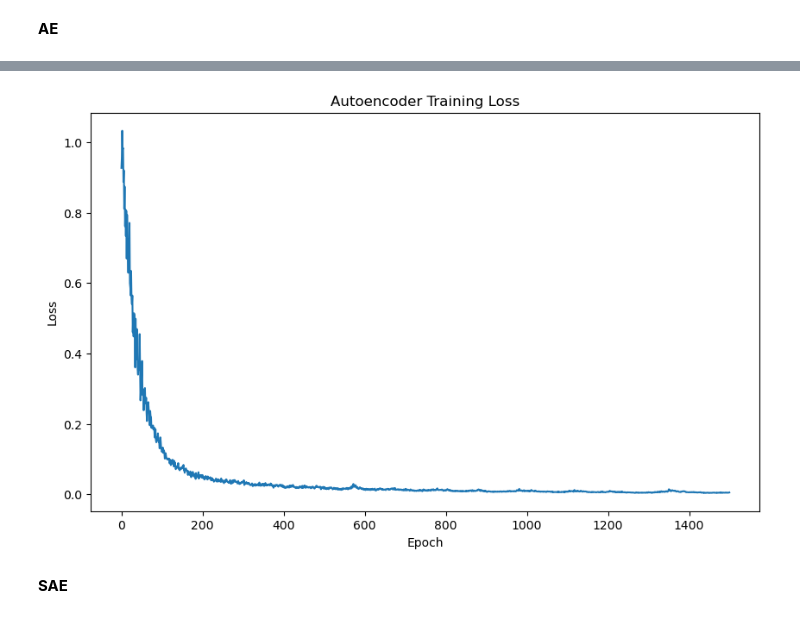
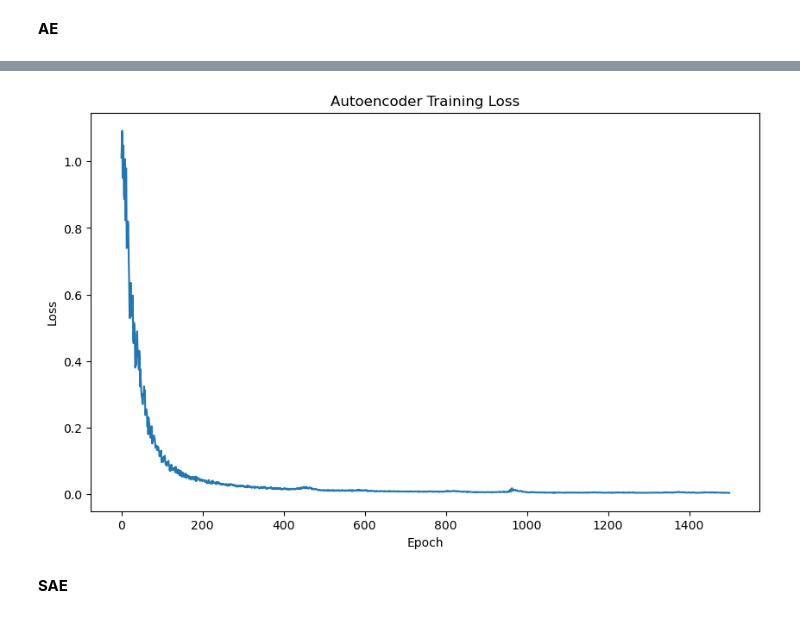
Before and after one commit to ZPRRR2004/CS182_Final_Project, a Jupyter notebook: Dimensional_Reduction.ipynb, the cells around one changed output, grey strips where cells are left out. Cells and saved outputs as stored; diff of their text form; code cells hidden in the pictures.

```diff
--- a/Dimensional_Reduction.ipynb
+++ b/Dimensional_Reduction.ipynb
@@ -62,10 +62,7 @@ class Autoencoder(nn.Module):
     def __init__(self, input_dim, encoding_dim):
         super(Autoencoder, self).__init__()
         self.encoder = nn.Sequential(
-            nn.Linear(input_dim, 512),
-            nn.ReLU(),
-
-            nn.Linear(512, 256),
+            nn.Linear(input_dim, 256),
             nn.ReLU(),
             nn.Linear(256, 128),
             nn.ReLU(),
@@ -92,7 +89,7 @@ class Autoencoder(nn.Module):
         return encoded, decoded
 
 # Initialize model, loss function, optimizer, and learning rate scheduler
-model = Autoencoder(X_scaled.shape[1], 32)
+model = Autoencoder(X_scaled.shape[1], 16)
 criterion = nn.MSELoss()
 optimizer = optim.Adam(model.parameters(), lr=0.001)
 
@@ -154,4 +151,4 @@ Epoch [1500/1500], Loss: 0.0052
-[figure, old version]
+[figure, new version]
 # %% [markdown]
 **SAE**
 # %%
```
Also changed, not shown: parts of 2 cells of this notebook, 25 other files.
